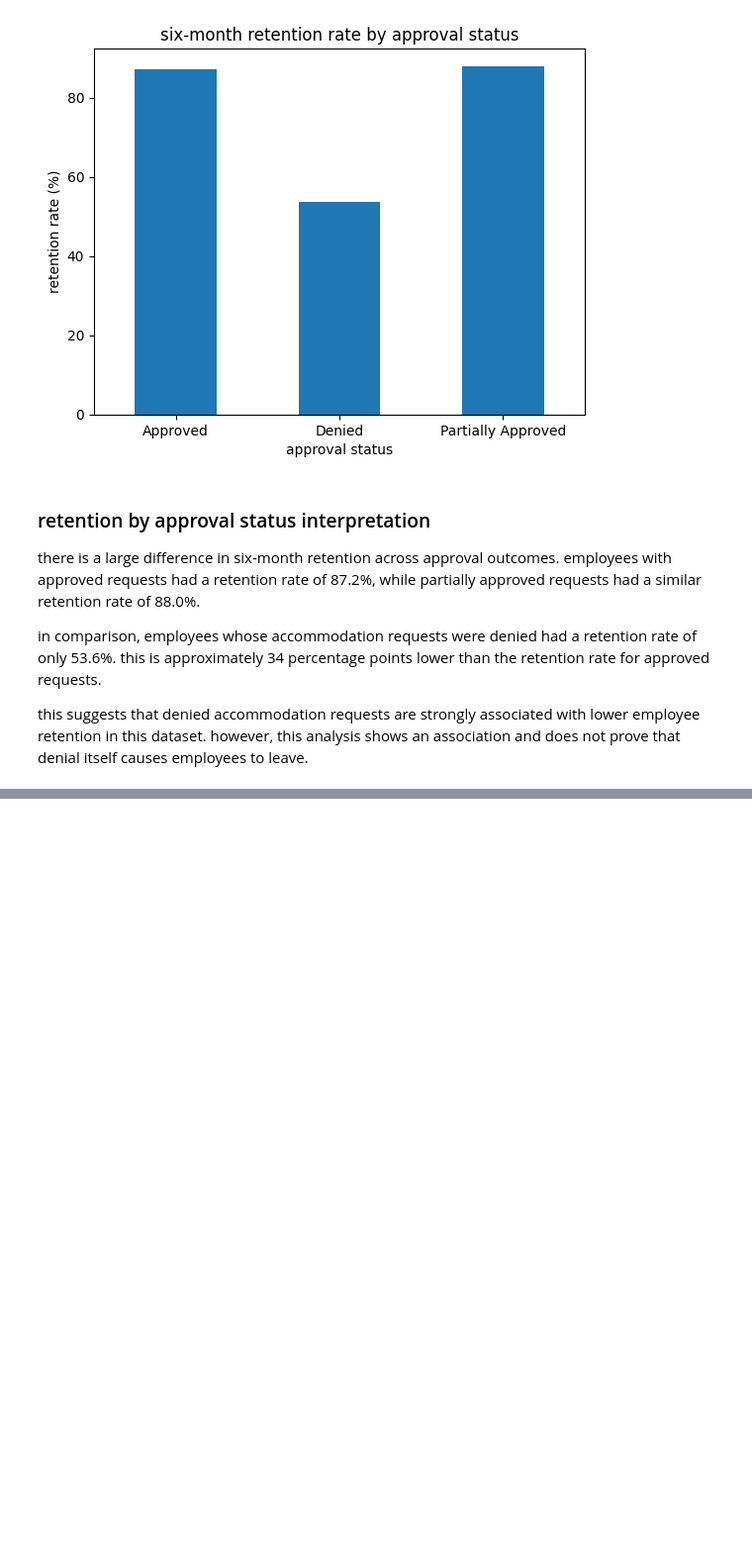
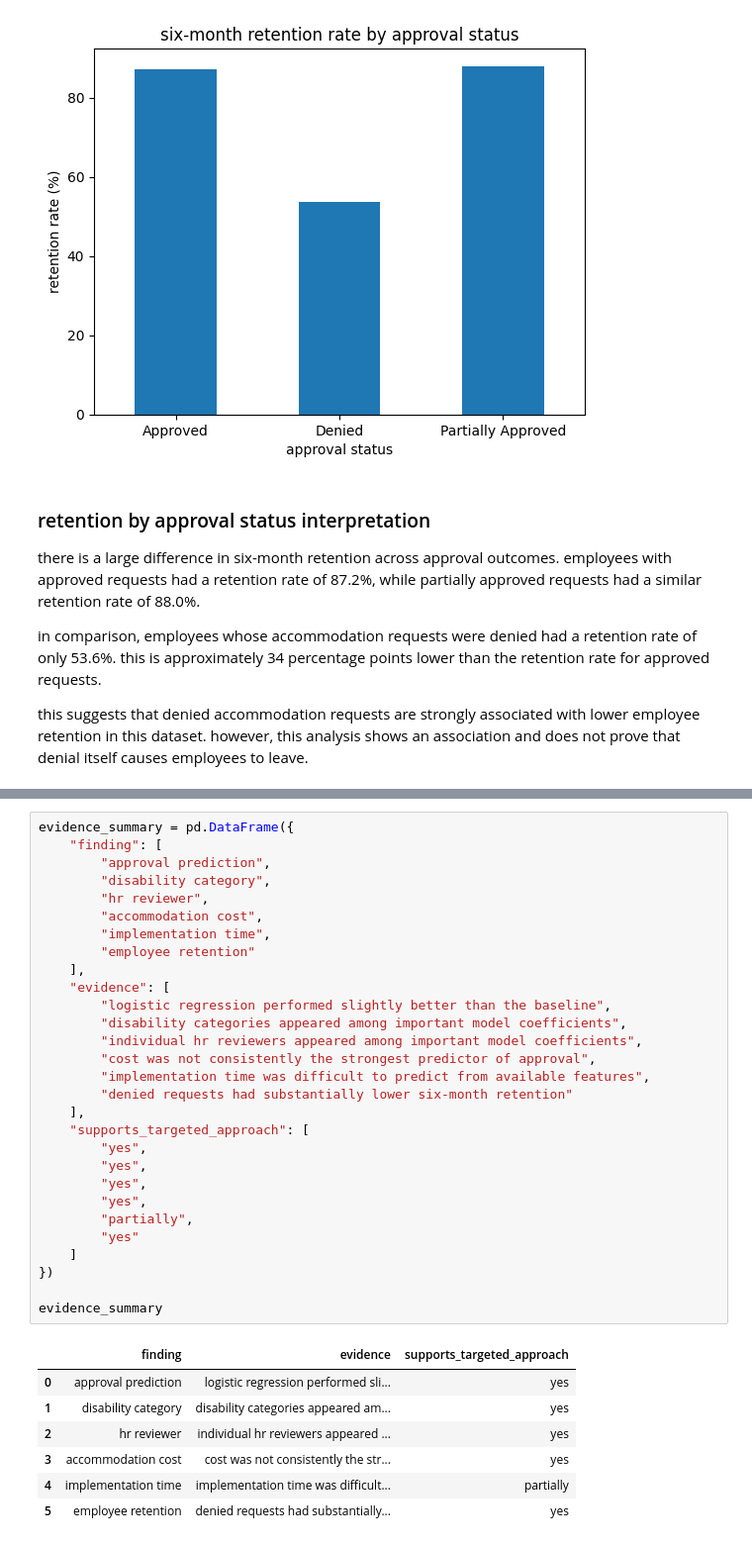
Before and after one commit to MSagri05/IAT461-Final-Project, a Jupyter notebook: workplace_accommodation_analysis.ipynb, the cells around one changed output, grey strips where cells are left out. Shown at 99% size. Cells and saved outputs as stored; diff of their text form; blank space fills up the shorter version.

```diff
--- a/workplace_accommodation_analysis.ipynb
+++ b/workplace_accommodation_analysis.ipynb
@@ -1463,0 +1529,37 @@ this suggests that denied accommodation requests are strongly associated with lo
+# %%
+evidence_summary = pd.DataFrame({
+    "finding": [
+        "approval prediction",
+        "disability category",
+        "hr reviewer",
+        "accommodation cost",
+        "implementation time",
+        "employee retention"
+    ],
+    "evidence": [
+        "logistic regression performed slightly better than the baseline",
+        "disability categories appeared among important model coefficients",
+        "individual hr reviewers appeared among important model coefficients",
+        "cost was not consistently the strongest predictor of approval",
+        "implementation time was difficult to predict from available features",
+        "denied requests had substantially lower six-month retention"
+    ],
+    "supports_targeted_approach": [
+        "yes",
+        "yes",
+        "yes",
+        "yes",
+        "partially",
+        "yes"
+    ]
+})
+
+evidence_summary
+# %% [output]
+|  | finding | evidence | supports_targeted_approach |
+| 0 | approval prediction | logistic regression performed sli... | yes |
+| 1 | disability category | disability categories appeared am... | yes |
+| 2 | hr reviewer | individual hr reviewers appeared ... | yes |
+| 3 | accommodation cost | cost was not consistently the str... | yes |
+| 4 | implementation time | implementation time was difficult... | partially |
+| 5 | employee retention | denied requests had substantially... | yes |
```
Also changed, not shown: parts of 7 cells of this notebook.
